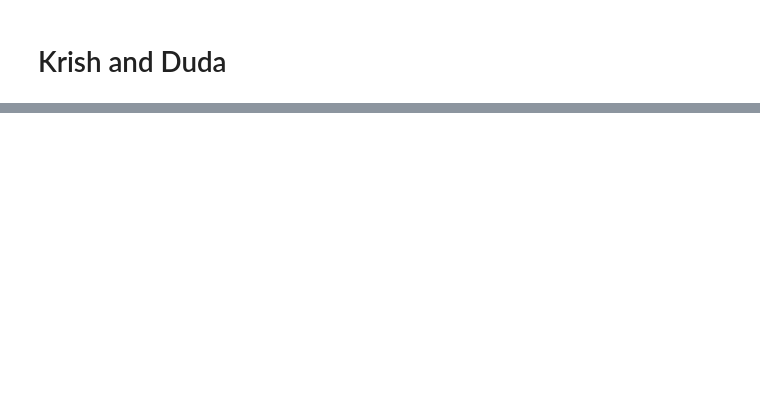
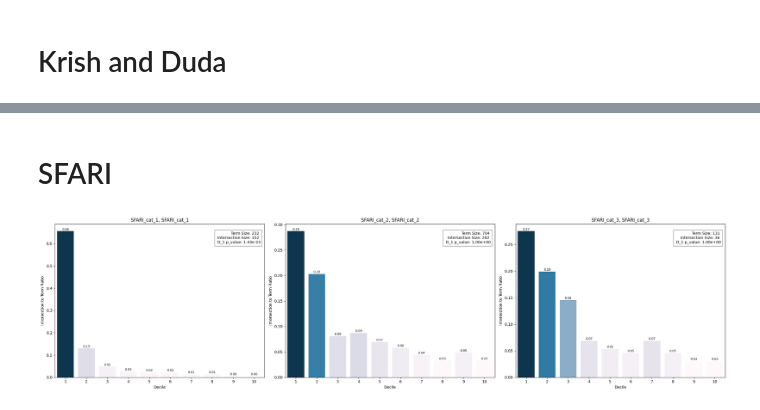
Before and after one commit to a59490/Tese_ASD_Gene_Pred, a Jupyter notebook: 6_Gene_enrich/gprofiler_test.ipynb, the cells around one changed output, grey strips where cells are left out. Saved outputs shown, nothing was run; the diff lists cells and outputs as text; code cells hidden in the pictures; blank space fills up the shorter version.

```diff
--- a/6_Gene_enrich/gprofiler_test.ipynb
+++ b/6_Gene_enrich/gprofiler_test.ipynb
@@ -210,3 +210,7 @@ Processing ('d_7', 'MSSNG_SIG')...
 Processing ('d_8', 'MSSNG_SIG')...
 Processing ('d_9', 'MSSNG_SIG')...
 Processing ('d_10', 'MSSNG_SIG')...
+# %%
+category_1=main_custom(deciles, r'mut\sfari.gmt','SFARI_cat_1'),"SFARI_cat_1"
+category_2=main_custom(deciles, r'mut\sfari.gmt','SFARI_cat_2'),"SFARI_cat_2"
+category_3=main_custom(deciles, r'mut\sfari.gmt','SFARI_cat_3'),"SFARI_cat_3"
@@ -309,0 +341,7 @@ plot_comparison_graphs(duda_list)
+# %% [markdown]
+# SFARI
+# %%
+sfari_list=[category_1,category_2,category_3]
+plot_comparison_graphs(sfari_list,"PuBu")
+# %% [output]
+[figure, added]
```
Also changed, not shown: parts of 11 cells of this notebook, 52 other files.
